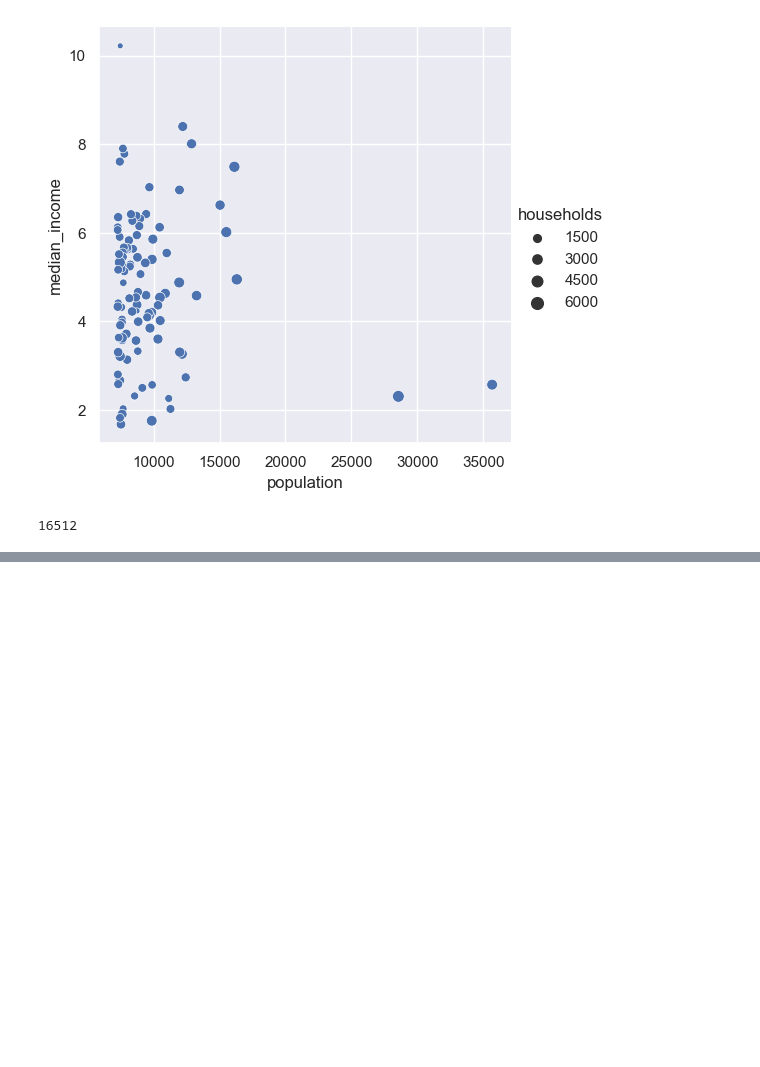
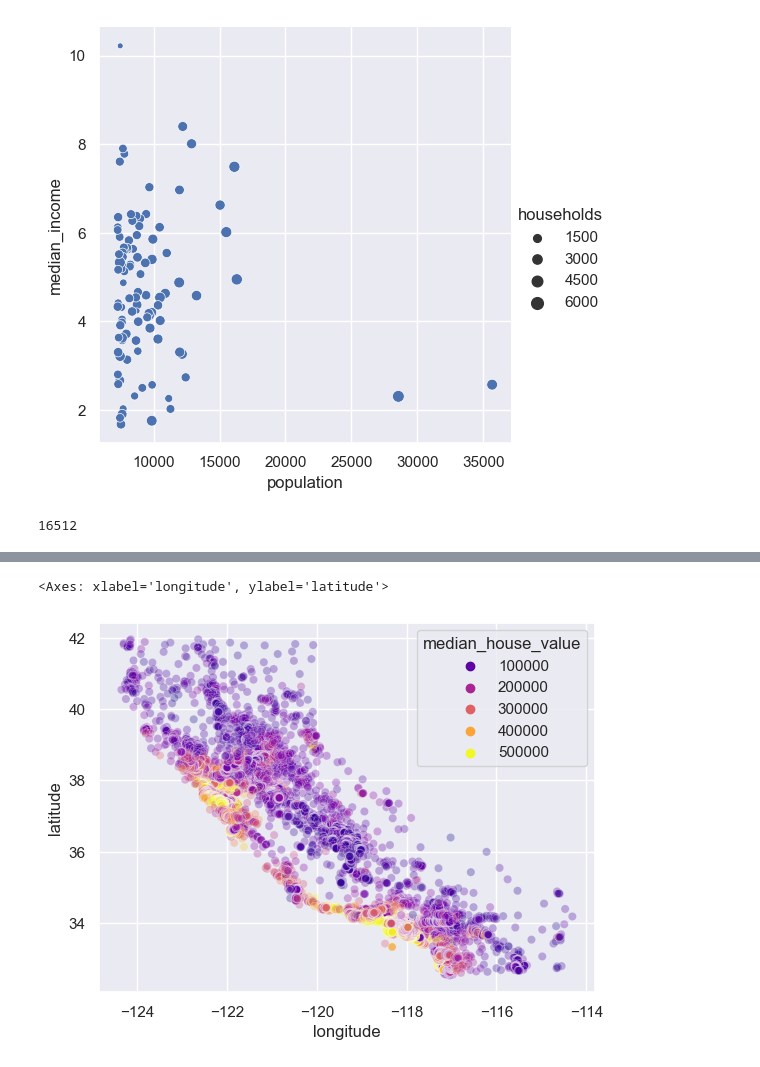
Before and after one commit to zubairmh/notebooks, a Jupyter notebook: houses.ipynb, the cells around one changed output, grey strips where cells are left out. Saved outputs shown, nothing was run; the diff lists cells and outputs as text; code cells hidden in the pictures; blank space fills up the shorter version.

```diff
--- a/houses.ipynb
+++ b/houses.ipynb
@@ -104,0 +157,6 @@ train_set, test_set = split_train_test_by_id(housing_with_id, 0.2, "id")
+# %%
+# Adding some color, based on house cost
+sea.scatterplot(housing, x="longitude", y="latitude", hue="median_house_value", palette="plasma", alpha=0.3)
+# %% [output]
+<Axes: xlabel='longitude', ylabel='latitude'>
+[figure, added]
```
Also changed, not shown: parts of 12 cells of this notebook.
